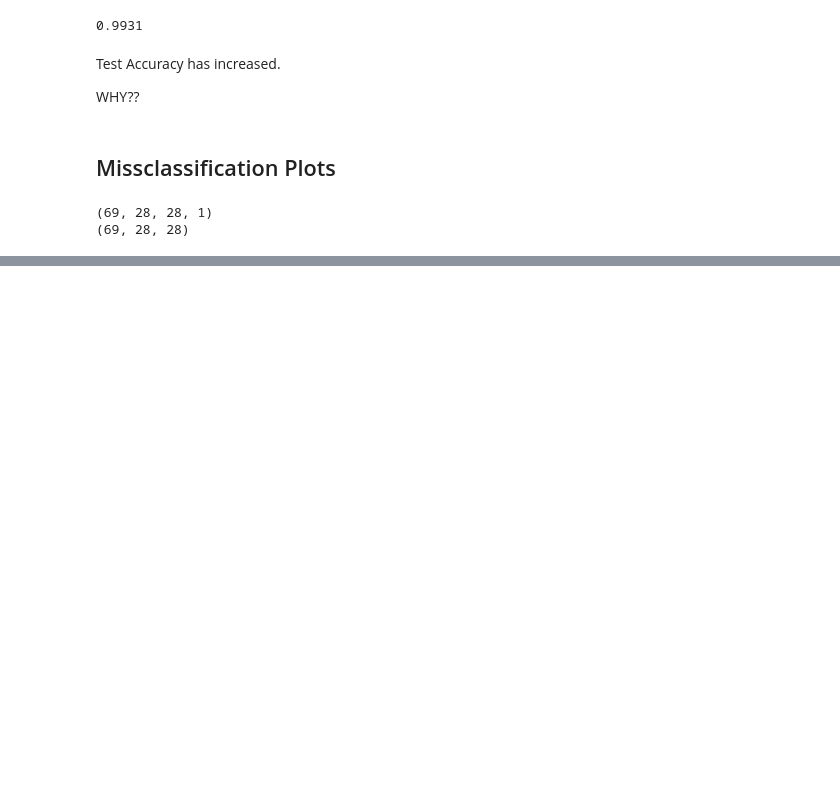
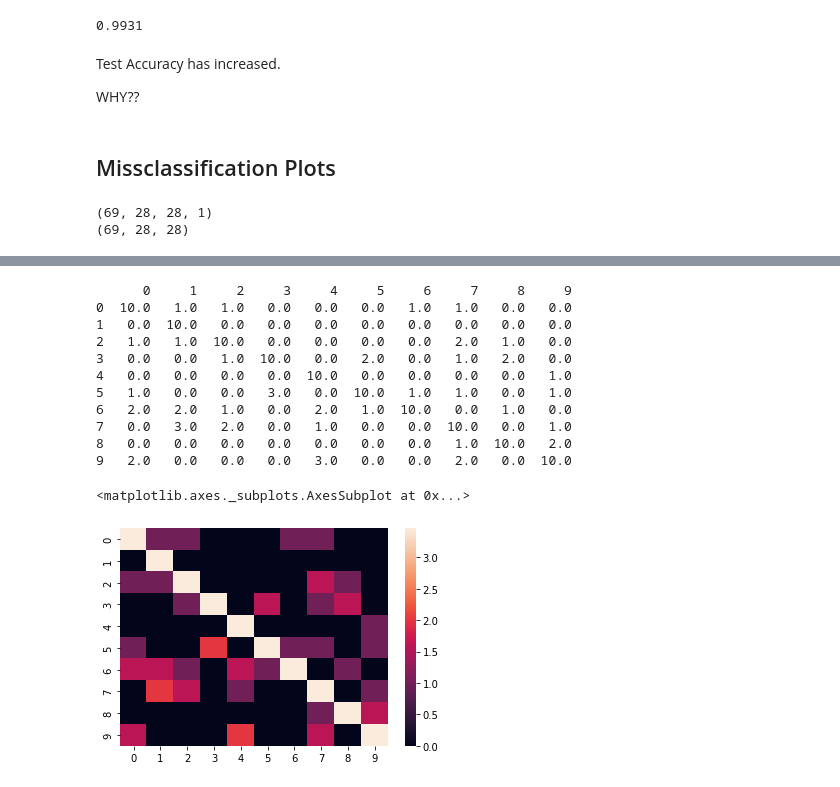
Before and after one commit to rohitashwachaks/advanced_optimisation, a Jupyter notebook: Assignments/HW1.ipynb, the cells around one changed output, grey strips where cells are left out. Drawn from its saved outputs; the diff is of its cells as text; code cells hidden in the pictures; blank space fills up the shorter version.

```diff
--- a/Assignments/HW1.ipynb
+++ b/Assignments/HW1.ipynb
@@ -191,0 +192,24 @@ for index, k in enumerate(missclassified_index[:3]):
+# %%
+import seaborn as sns
+import pandas as pd
+
+confusion_matrix = tf.math.confusion_matrix(labels=y_test, predictions=pred2, num_classes=10)
+
+# scaling the confusion matrix to highlight missclassification:
+confusion_matrix = np.round(np.log2(confusion_matrix+1))
+print(pd.DataFrame(confusion_matrix, index = [i for i in range(10)], columns = [i for i in range(10)]))
+sns.heatmap(np.log2(confusion_matrix+1))
+# %% [output]
+      0     1     2     3     4     5     6     7     8     9
+0  10.0   1.0   1.0   0.0   0.0   0.0   1.0   1.0   0.0   0.0
+1   0.0  10.0   0.0   0.0   0.0   0.0   0.0   0.0   0.0   0.0
+2   1.0   1.0  10.0   0.0   0.0   0.0   0.0   2.0   1.0   0.0
+3   0.0   0.0   1.0  10.0   0.0   2.0   0.0   1.0   2.0   0.0
+4   0.0   0.0   0.0   0.0  10.0   0.0   0.0   0.0   0.0   1.0
+5   1.0   0.0   0.0   3.0   0.0  10.0   1.0   1.0   0.0   1.0
+6   2.0   2.0   1.0   0.0   2.0   1.0  10.0   0.0   1.0   0.0
+7   0.0   3.0   2.0   0.0   1.0   0.0   0.0  10.0   0.0   1.0
+8   0.0   0.0   0.0   0.0   0.0   0.0   0.0   1.0  10.0   2.0
+9   2.0   0.0   0.0   0.0   3.0   0.0   0.0   2.0   0.0  10.0
+<matplotlib.axes._subplots.AxesSubplot at 0x...>
+[figure, added]
```
Also changed, not shown: parts of 2 cells of this notebook.
